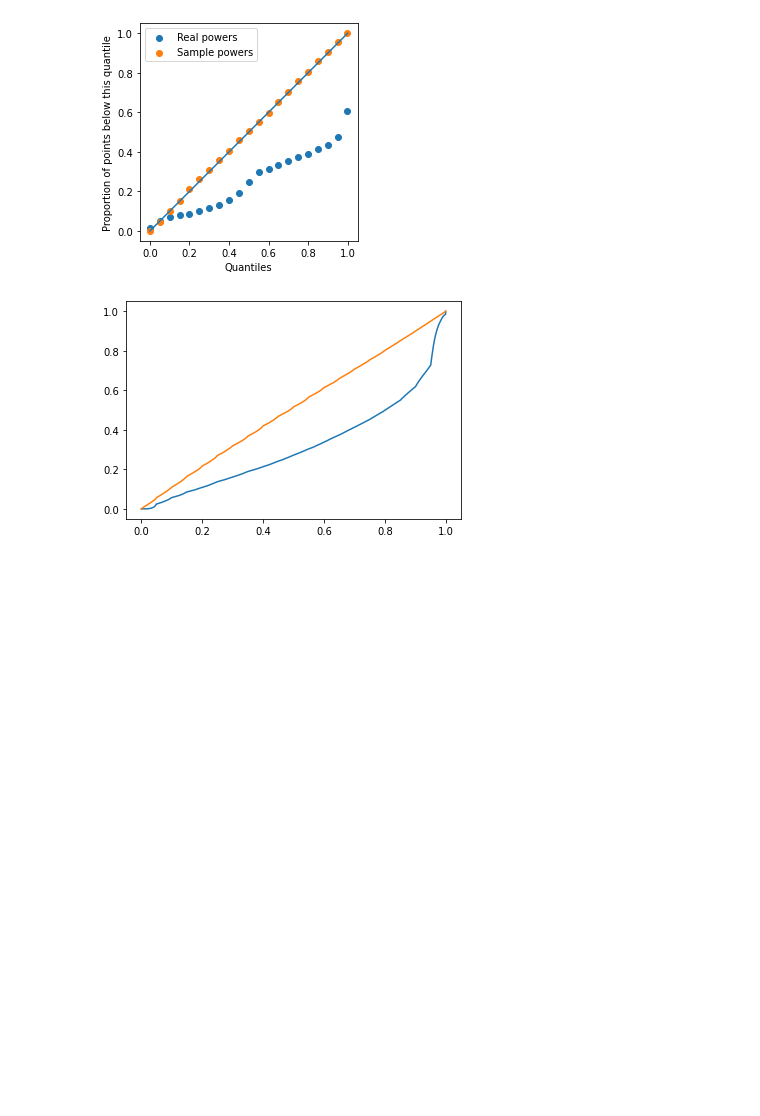
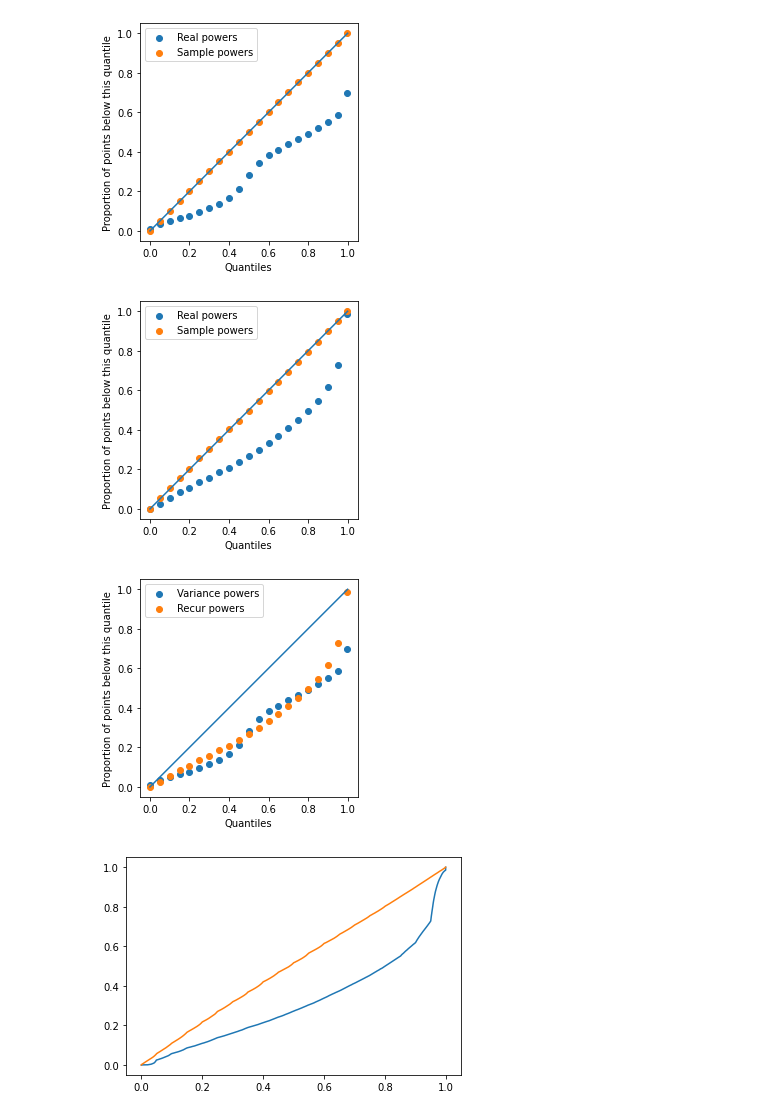
Before and after one commit to ujohn33/Predict-Optimize-Revise, a Jupyter notebook: notebooks/analyse_prob_debug_log.ipynb, the cells around one changed output. Saved outputs shown, nothing was run; the diff lists cells and outputs as text; code cells hidden in the pictures; blank space fills up the shorter version.

```diff
--- a/notebooks/analyse_prob_debug_log.ipynb
+++ b/notebooks/analyse_prob_debug_log.ipynb
@@ -90,23 +90,25 @@ def get_plot_from_files(real_power, scenarios, quant_next_step):
     plot_both_cumul([quant_float]*2,[real_below_norm, sample_below_norm], ["Real powers", "Sample powers"])
     return quant_float,real_below_norm
 # %%
-file_end = "_point_and_variance.csv"
+file_end = "_point_and_variance_9000.csv"
 real_power_path = f"../debug_logs/real_power{file_end}"
 scenarios_path = f"../debug_logs/scenarios{file_end}"
 quant_next_step_path = f"../debug_logs/quant_next_step{file_end}"
 
 quant_var, prop_real_var = get_plot_from_files(real_power_path, scenarios_path, quant_next_step_path)
 
-file_end = "_point_and_variance.csv"
+file_end = ".csv"
 real_power_path = f"../debug_logs/real_power{file_end}"
 scenarios_path = f"../debug_logs/scenarios{file_end}"
 quant_next_step_path = f"../debug_logs/quant_next_step{file_end}"
 
 quant_recur, prop_real_recur = get_plot_from_files(real_power_path, scenarios_path, quant_next_step_path)
 
 plot_both_cumul([quant_var,quant_recur],[prop_real_var, prop_real_recur], ["Variance powers", "Recur powers"])
 # %% [output]
-[figure, old version]
+[figure, new version]
+[figure, added]
+[figure, added]
 # %%
 # Check if the quantile forecasting is good
 
```
